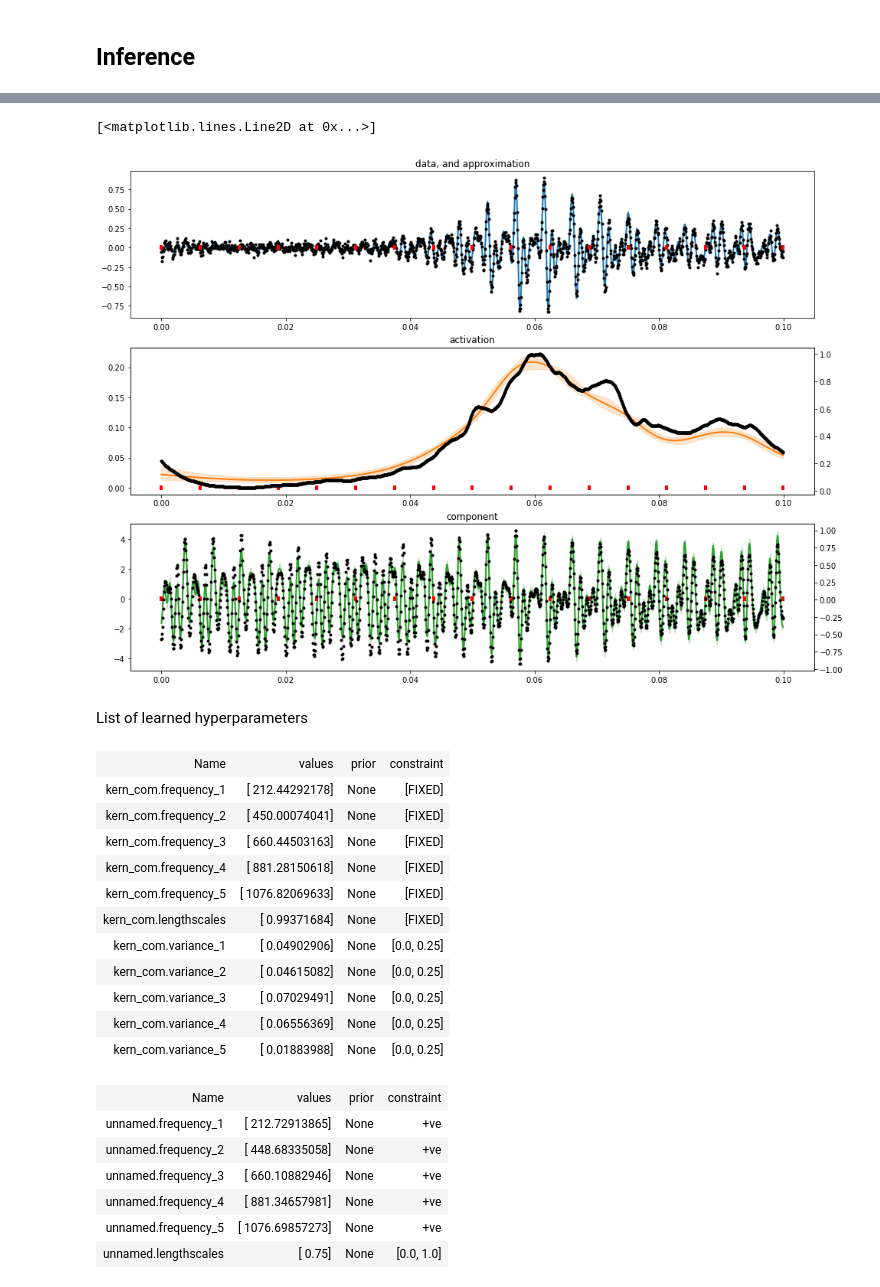
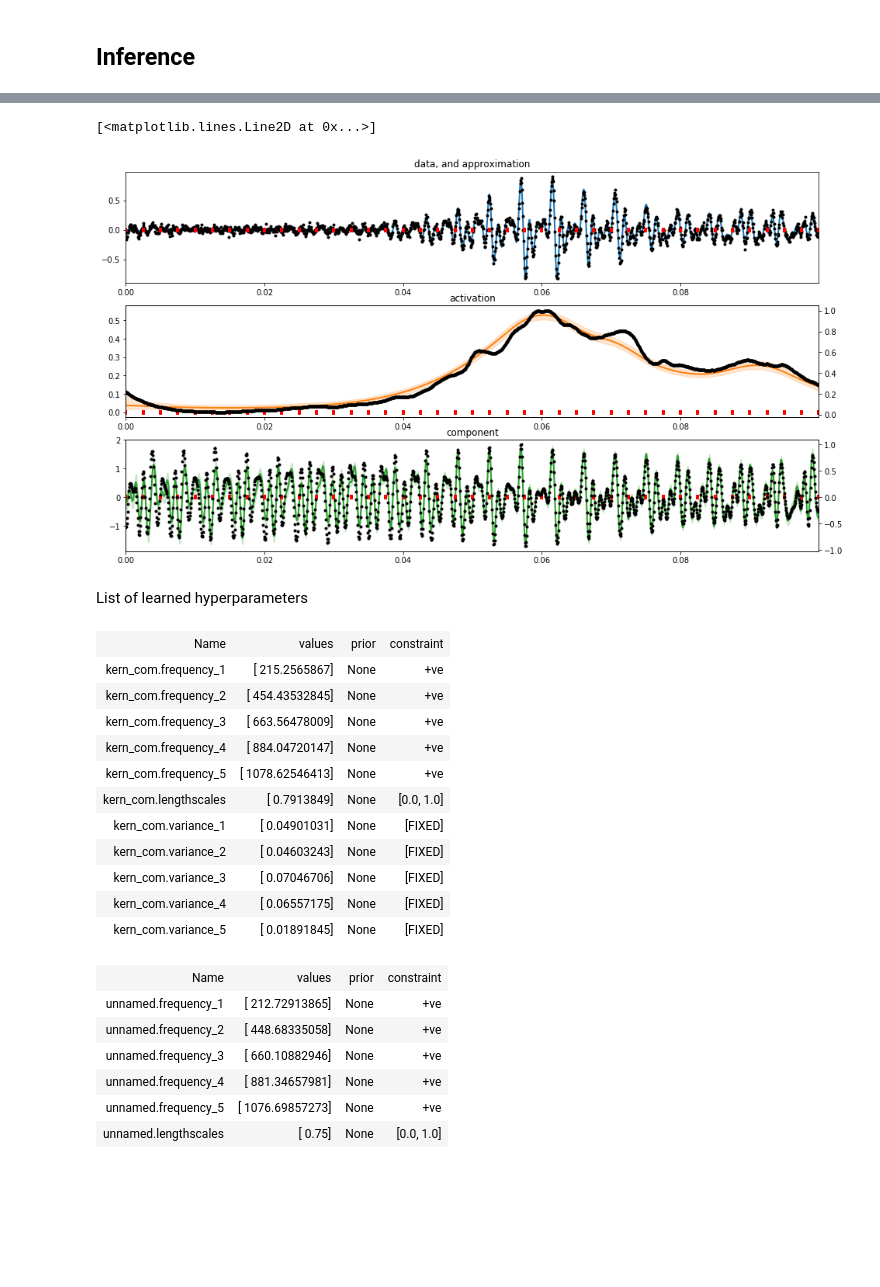
Before and after one commit to PabloAlvarado/gpitch, a Jupyter notebook: scripts/demos/notebooks/svi/demo_2_params_unfixed_svi.ipynb, the cells around one changed output, grey strips where cells are left out. Cells and saved outputs as stored; diff of their text form; code cells hidden in the pictures; blank space fills up the shorter version.

```diff
--- a/scripts/demos/notebooks/svi/demo_2_params_unfixed_svi.ipynb
+++ b/scripts/demos/notebooks/svi/demo_2_params_unfixed_svi.ipynb
@@ -90,9 +90,11 @@ kern_act = gpflow.kernels.Matern32(input_dim=1, lengthscales=0.05, variance=10.)
 #kern_com = kern1
 #kern_act = kern2
 # %%
-dec = 100  # samples per window, decimation factor
+dec = 40  # samples per window, decimation factor
+minibatch_size = 100
 z = np.vstack((x[::dec].copy(), x[-1].copy()))
-m = gpitch.modgp.ModGP(x=x, y=y, z=z, kern_com=kern_com, kern_act=kern_act)
+m = gpitch.modgp.ModGP(x=x, y=y, z=z, kern_com=kern_com, kern_act=kern_act,
+                      minibatch_size=minibatch_size)
 # %% [markdown]
 Set all parameters free to optimize, but variances of component
 # %%
@@ -121,7 +123,7 @@ def logger(x):
         logt.append(time.time() - st)
     logger.i+=1
 logger.i = 1
-m.x.minibatch_size = 100
-m.y.minibatch_size = 100
+m.x.minibatch_size = minibatch_size
+m.y.minibatch_size = minibatch_size
 # %%
 maxiter = 1000
@@ -147,10 +141,10 @@ m.optimize(method=tf.train.AdamOptimizer(learning_rate=0.01), maxiter=maxiter, c
 # %%
-m.kern_com.fixed = True
-m.kern_act.fixed = True
-m.likelihood.variance.fixed = True
-m.kern_com.variance_1.fixed = False
-m.kern_com.variance_2.fixed = False
-m.kern_com.variance_3.fixed = False
-m.kern_com.variance_4.fixed = False
-m.kern_com.variance_5.fixed = False
-m.optimize(method=tf.train.AdamOptimizer(), maxiter=10, callback=logger)
+# m.kern_com.fixed = True
+# m.kern_act.fixed = True
+# m.likelihood.variance.fixed = True
+# m.kern_com.variance_1.fixed = False
+# m.kern_com.variance_2.fixed = False
+# m.kern_com.variance_3.fixed = False
+# m.kern_com.variance_4.fixed = False
+# m.kern_com.variance_5.fixed = False
+# m.optimize(method=tf.train.AdamOptimizer(), maxiter=10, callback=logger)
@@ -182,33 +158,33 @@ Text(0,0.5,u'ELBO')
 # %%
 reload(myplots)
 mean_f, var_f, mean_g, var_g, x_plot  = m.predict_all(x)
-myplots.plot_results(mean_f, var_f, mean_g, var_g, x_plot, y, z)
+myplots.plot_results(mean_f, var_f, mean_g, var_g, x_plot, y, z, [x[0], x[-1]])
 plt.subplot(3, 1, 2)
 plt.twinx()
 plt.plot(x_plot, act, '.k')
 plt.subplot(3, 1, 3)
 plt.twinx()
 plt.plot(x_plot, com, '.k')
 # %% [output]
 [<matplotlib.lines.Line2D at 0x...>]
-[figure, old version]
+[figure, new version]
 # %% [markdown]
 List of learned hyperparameters
 # %%
 m.kern_com  # learned kernel for component
 # %% [output]
 | Name | values | prior | constraint |
-| kern_com.frequency_1 | [ 212.44292178] | None | [FIXED] |
-| kern_com.frequency_2 | [ 450.00074041] | None | [FIXED] |
-| kern_com.frequency_3 | [ 660.44503163] | None | [FIXED] |
-| kern_com.frequency_4 | [ 881.28150618] | None | [FIXED] |
-| kern_com.frequency_5 | [ 1076.82069633] | None | [FIXED] |
-| kern_com.lengthscales | [ 0.99371684] | None | [FIXED] |
-| kern_com.variance_1 | [ 0.04902906] | None | [0.0, 0.25] |
-| kern_com.variance_2 | [ 0.04615082] | None | [0.0, 0.25] |
-| kern_com.variance_3 | [ 0.07029491] | None | [0.0, 0.25] |
-| kern_com.variance_4 | [ 0.06556369] | None | [0.0, 0.25] |
-| kern_com.variance_5 | [ 0.01883988] | None | [0.0, 0.25] |
+| kern_com.frequency_1 | [ 215.2565867] | None | +ve |
+| kern_com.frequency_2 | [ 454.43532845] | None | +ve |
+| kern_com.frequency_3 | [ 663.56478009] | None | +ve |
+| kern_com.frequency_4 | [ 884.04720147] | None | +ve |
+| kern_com.frequency_5 | [ 1078.62546413] | None | +ve |
+| kern_com.lengthscales | [ 0.7913849] | None | [0.0, 1.0] |
+| kern_com.variance_1 | [ 0.04901031] | None | [FIXED] |
+| kern_com.variance_2 | [ 0.04603243] | None | [FIXED] |
+| kern_com.variance_3 | [ 0.07046706] | None | [FIXED] |
+| kern_com.variance_4 | [ 0.06557175] | None | [FIXED] |
+| kern_com.variance_5 | [ 0.01891845] | None | [FIXED] |
 # %%
 kern1 # kernel used for sample component
 # %% [output]
```
Also changed, not shown: parts of 7 cells of this notebook, 24 other files.
